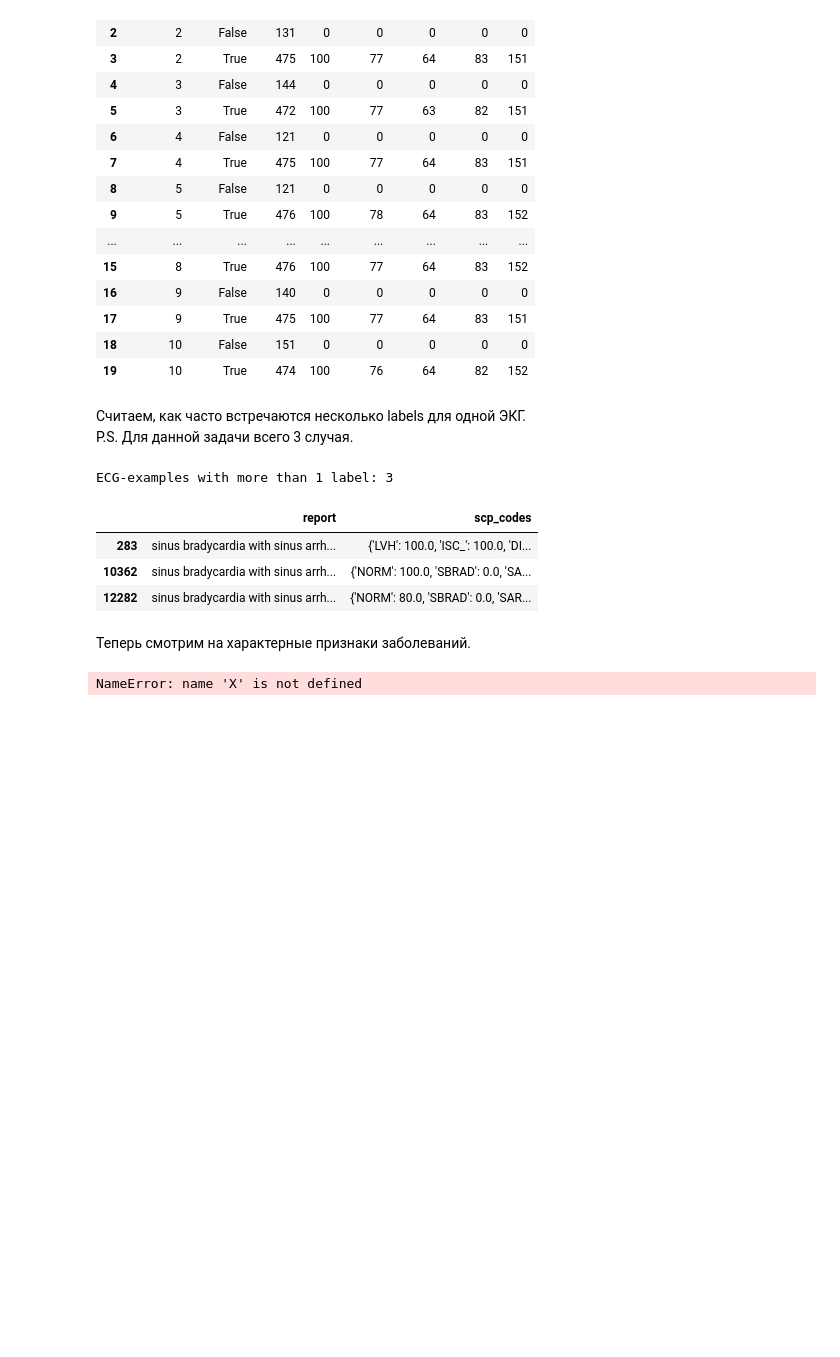
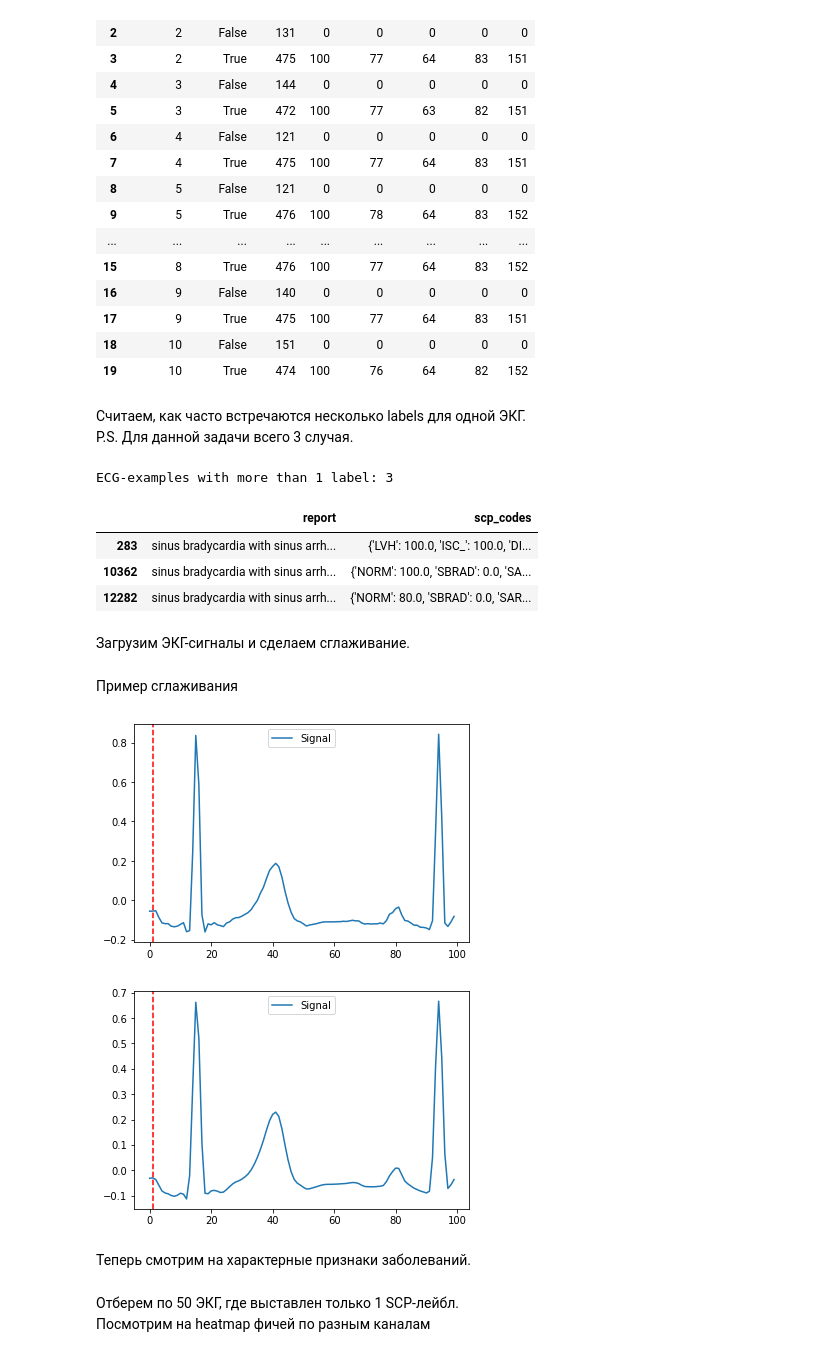
Before and after one commit to nediola/ECG_PTB_XL, a Jupyter notebook: DatasetAnalysis.ipynb, the cells around one changed output. Cells and saved outputs as stored; diff of their text form; code cells hidden in the pictures; blank space fills up the shorter version.

Commit message:
New meta features and heatmaps

```diff
--- a/DatasetAnalysis.ipynb
+++ b/DatasetAnalysis.ipynb
@@ -38,6 +28,8 @@ SCP_LABELS = {
 }
 SCP_LABELS_ARR = ['SR', 'SARRH', 'SBRAD', 'STACH', 'AFIB']
 
+DB_ROOT = 'data/ptb-xl-a-large-publicly-available-electrocardiography-dataset-1.0.1'
+
 Y = pd.read_csv(f'{DB_ROOT}/ptbxl_database.csv')
 Y.scp_codes = Y.scp_codes.apply(lambda x: ast.literal_eval(x))
 
@@ -45,6 +37,8 @@ Y.scp_codes = Y.scp_codes.apply(lambda x: ast.literal_eval(x))
 for scp_label in SCP_LABELS_ARR:
     Y[scp_label] = Y.scp_codes.apply(lambda x: int(scp_label in x))
 
+Y['NORM'] = Y.scp_codes.apply(lambda x: int('NORM' in x))
+
 # If one of the illnesses or normal
 Y['labels_cnt'] = Y[SCP_LABELS_ARR].sum(axis=1)
 Y['has_label'] = Y.labels_cnt > 0
@@ -118,3 +112,5 @@ ECG-examples with more than 1 label: 3
 | 283 | sinus bradycardia with sinus arrh... | {'LVH': 100.0, 'ISC_': 100.0, 'DI... |
 | 10362 | sinus bradycardia with sinus arrh... | {'NORM': 100.0, 'SBRAD': 0.0, 'SA... |
 | 12282 | sinus bradycardia with sinus arrh... | {'NORM': 80.0, 'SBRAD': 0.0, 'SAR... |
+# %% [markdown]
+Загрузим ЭКГ-сигналы и сделаем сглаживание.
@@ -120,0 +127,11 @@ ECG-examples with more than 1 label: 3
+# %% [markdown]
+Пример сглаживания
+# %%
+sample_len = 100
+ecg_orig = X[np.where((Y.strat_fold == 10) & (Y.NORM == 1))][123][:, 0]
+ecg_cleaned = nk.ecg_clean(ecg_orig, sampling_rate=100)
+plot = nk.events_plot([1], ecg_orig[:sample_len])
+plot = nk.events_plot([1], ecg_cleaned[:sample_len])
+# %% [output]
+[figure, added]
+[figure, added]
@@ -121,2 +140,2 @@ ECG-examples with more than 1 label: 3
 # %% [markdown]
-Теперь смотрим на характерные признаки заболеваний.
+Теперь смотрим на характерные признаки заболеваний.<br>
@@ -136,5 +142,3 @@ X = np.apply_along_axis(nk.ecg_clean, 1, X, 100)
-# %%
-test_fold = 10 # from the dataset recommendations
-SR_ecg = X[(Y.SR == 1)&(Y.strat_fold == test_fold)][0][0]
-# %% [output]
-NameError: name 'X' is not defined
+# %% [markdown]
+Отберем по 50 ЭКГ, где выставлен только 1 SCP-лейбл.<br>
+Посмотрим на heatmap фичей по разным каналам
```
Also changed, not shown: parts of 12 cells of this notebook, 24 other files.
